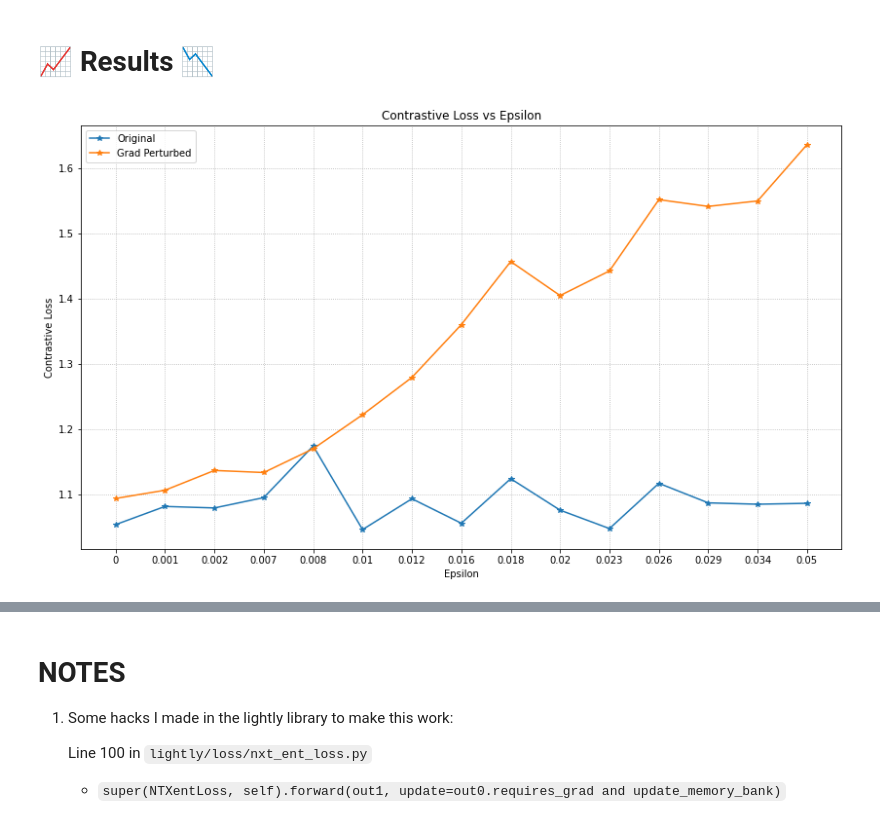
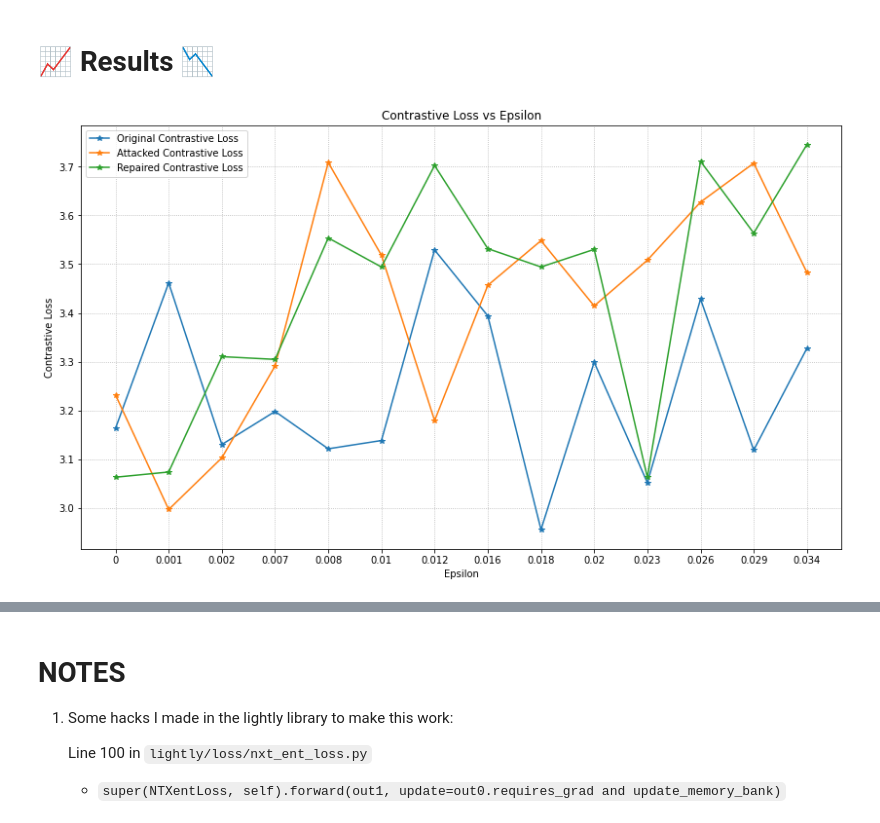
Before and after one commit to shatz01/more_better, a Jupyter notebook: fgsm_reverse.ipynb, the cells around one changed output, grey strips where cells are left out. Cells and saved outputs as stored; diff of their text form; code cells hidden in the pictures.

```diff
--- a/fgsm_reverse.ipynb
+++ b/fgsm_reverse.ipynb
@@ -151,6 +195,11 @@ def reverse_fgsm_attack(image, epsilon, data_grad):
     fixed_image = image - epsilon*sign_data_grad
     fixed_image = torch.clamp(fixed_image, 0, 1)
     return fixed_image
+# %%
+def make_semisup_pairs(data):
+    x0 = custom_tfm(data.squeeze(0))
+    x1 = custom_tfm(data.squeeze(0))
+    return x0.to(device).unsqueeze(0), x1.to(device).unsqueeze(0)
 # %%
 def test2( classifier, defender, test_loader, epsilon, batch_limit=100):
 
@@ -282,15 +324,16 @@ examples = []
 og_contrastive_losses = []
 # perturbed_contrastive_losses = []
 grad_perturbed_contrastive_losses = []
+fixed_contrastive_losses = []
 
 # Run test for each epsilon
 for eps in tqdm(epsilons):
-    acc, fixed_acc, ex, og_contrastive_loss, grad_perturbed_contrastive_loss =\
+    acc, fixed_acc, ex, og_contrastive_loss, grad_perturbed_contrastive_loss, fixed_contrastive_loss =\
     test2(model, moco, val_dataloader, eps, batch_limit=batch_limit)
     accuracies.append(acc)
     examples.append(ex)
     og_contrastive_losses.append(og_contrastive_loss)
-    # perturbed_contrastive_losses.append(perturbed_contrastive_loss)
     grad_perturbed_contrastive_losses.append(grad_perturbed_contrastive_loss)
+    fixed_contrastive_losses.append(fixed_contrastive_loss)
     fixed_accuracies.append(fixed_acc)
 # %% [output]
@@ -322,26 +368,29 @@ Epsilon: 0.026  Test Accuracy = 385 / 1500.0 = 0.25666666666666665       Repaire
 # %% [markdown]
 # 📈 Results 📉
+# %%
+RESULTS_DIR = "./results/"
 # %%
 og_contrastive_losses = [t.cpu().detach().numpy() for t in og_contrastive_losses]
-# perturbed_contrastive_losses = [t.cpu().detach().numpy() for t in perturbed_contrastive_losses]
 grad_perturbed_contrastive_losses = [t.cpu().detach().numpy() for t in grad_perturbed_contrastive_losses]
+fixed_contrastive_losses = [t.cpu().detach().numpy() for t in fixed_contrastive_losses]
 # %%
 # equally distanced plots
 plt.figure(figsize=(14,8))
 
-plt.plot(range(len(epsilons)), og_contrastive_losses, "*-", label='Original')
-#plt.plot(range(len(epsilons)), perturbed_contrastive_losses, "*-", label='Perturbed')
-plt.plot(range(len(epsilons)), grad_perturbed_contrastive_losses, "*-", label='Grad Perturbed')
+plt.plot(range(len(epsilons)), og_contrastive_losses, "*-", label='Original Contrastive Loss')
+plt.plot(range(len(epsilons)), grad_perturbed_contrastive_losses, "*-", label='Attacked Contrastive Loss')
+plt.plot(range(len(epsilons)), fixed_contrastive_losses, "*-", label='Repaired Contrastive Loss')
 
 plt.xticks(range(len(epsilons)), epsilons)
 plt.title("Contrastive Loss vs Epsilon")
 plt.xlabel("Epsilon")
 plt.ylabel("Contrastive Loss")
 plt.legend()
 plt.grid(linestyle=':')
+plt.savefig(RESULTS_DIR+"contrastive_loss")
 plt.show()
 # %% [output]
-[figure, old version]
+[figure, new version]
 # %%
 plt.figure(figsize=(5,5))
 plt.plot(epsilons, accuracies, "*-", label="original")
```
Also changed, not shown: parts of 18 cells of this notebook, 4 other files.
